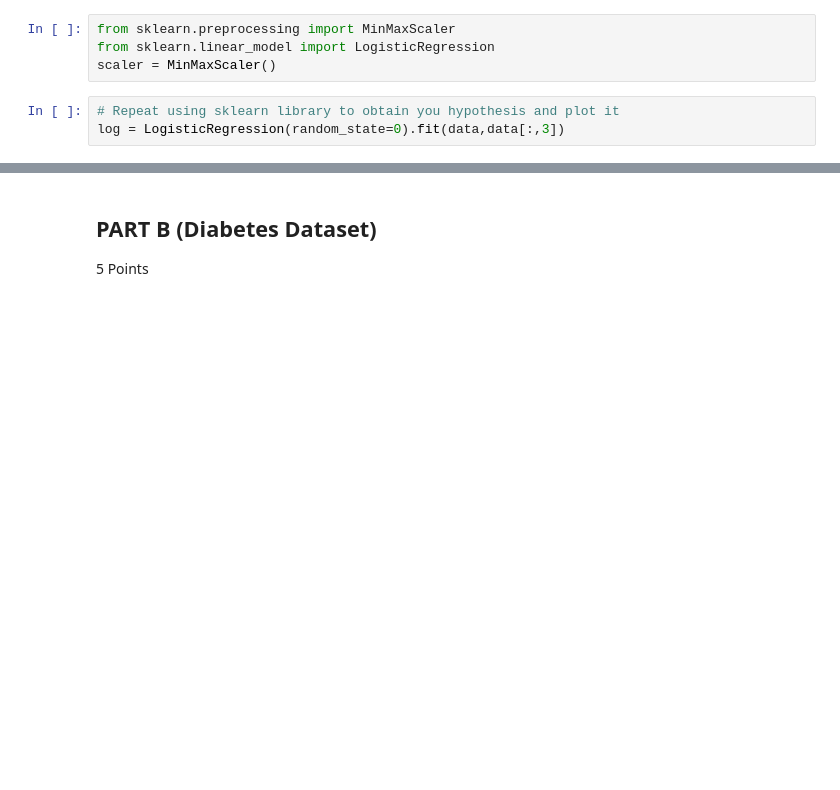
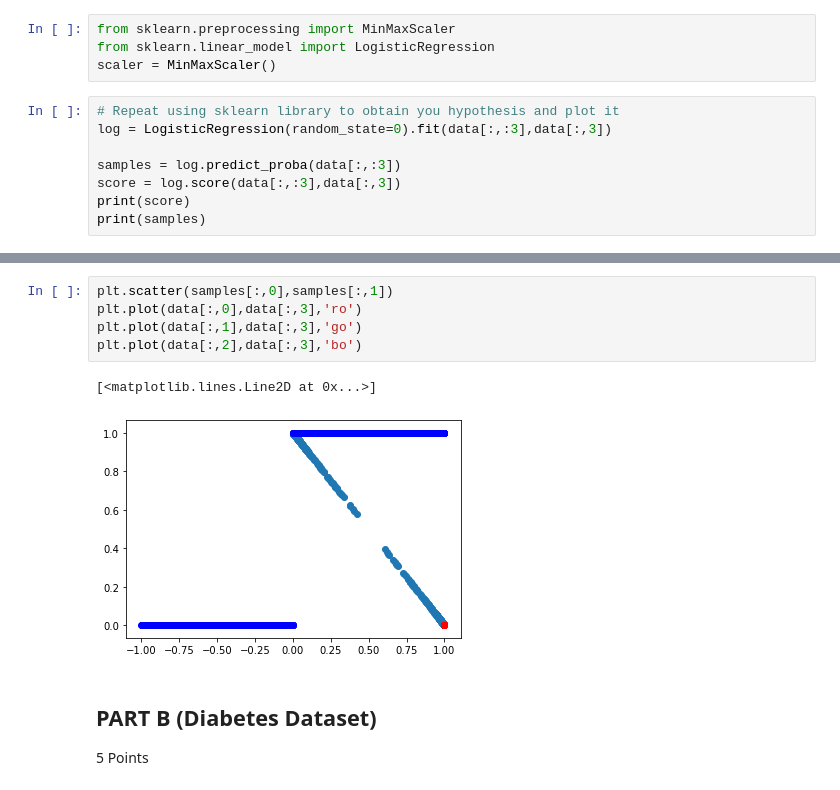
Before and after one commit to nmannan97/CMPE257_HW3, a Jupyter notebook: HW3.ipynb, the cells around one changed output, grey strips where cells are left out. Saved outputs shown, nothing was run; the diff lists cells and outputs as text; blank space fills up the shorter version.

```diff
--- a/HW3.ipynb
+++ b/HW3.ipynb
@@ -131,4 +131,9 @@ from sklearn.linear_model import LogisticRegression
 scaler = MinMaxScaler()
 # %%
 # Repeat using sklearn library to obtain you hypothesis and plot it
-log = LogisticRegression(random_state=0).fit(data,data[:,3])
+log = LogisticRegression(random_state=0).fit(data[:,:3],data[:,3])
+
+samples = log.predict_proba(data[:,:3])
+score = log.score(data[:,:3],data[:,3])
+print(score)
+print(samples)
@@ -135,3 +149,11 @@ log = LogisticRegression(random_state=0).fit(data,data[:,3])
+# %%
+plt.scatter(samples[:,0],samples[:,1])
+plt.plot(data[:,0],data[:,3],'ro')
+plt.plot(data[:,1],data[:,3],'go')
+plt.plot(data[:,2],data[:,3],'bo')
+# %% [output]
+[<matplotlib.lines.Line2D at 0x...>]
+[figure, added]
 # %% [markdown]
 ## PART B (Diabetes Dataset)
 
```
Also changed, not shown: parts of 5 cells of this notebook.
